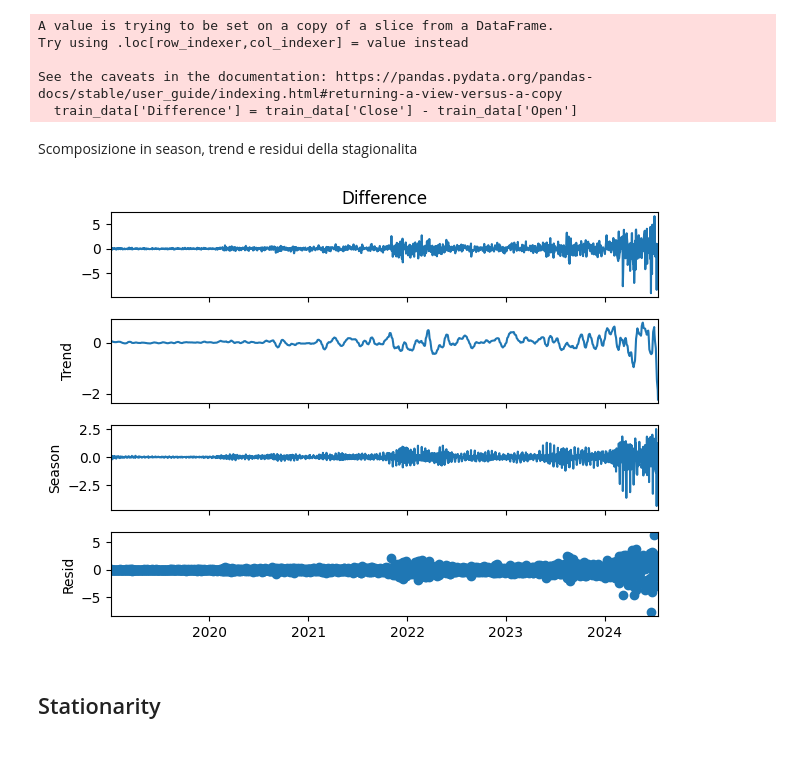
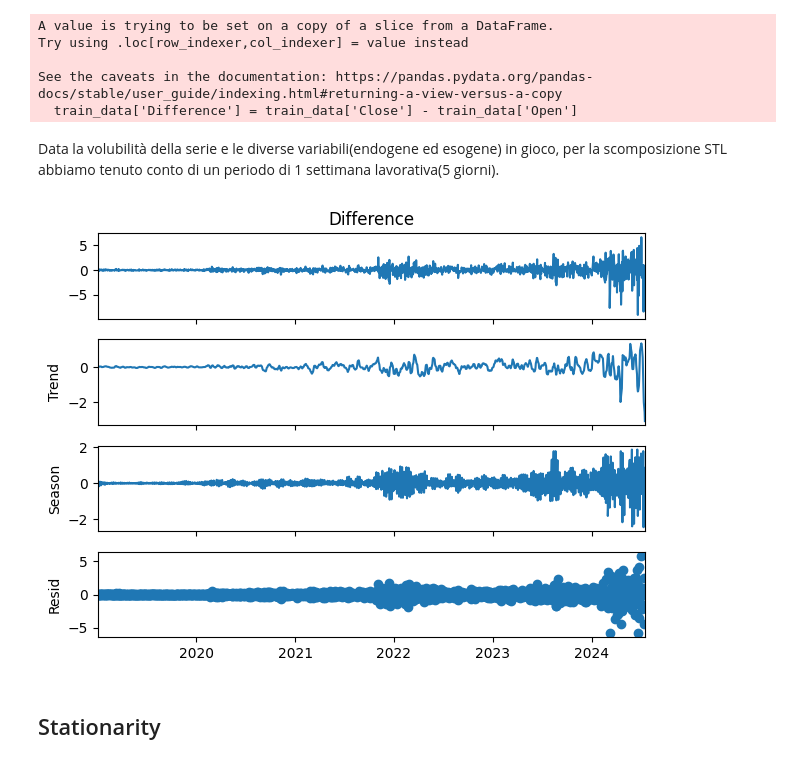
Before and after one commit to lucabellantee/Time-series-analysis, a Jupyter notebook: time_series_stocks copy.ipynb, the cells around one changed output. Saved outputs shown, nothing was run; the diff lists cells and outputs as text; code cells hidden in the pictures.

```diff
--- a/time_series_stocks copy.ipynb
+++ b/time_series_stocks copy.ipynb
@@ -216,17 +221,17 @@ Try using .loc[row_indexer,col_indexer] = value instead
 
 See the caveats in the documentation: https://pandas.pydata.org/pandas-docs/stable/user_guide/indexing.html#returning-a-view-versus-a-copy
   train_data['Difference'] = train_data['Close'] - train_data['Open']
-# %% [markdown]
-Scomposizione in season, trend e residui della stagionalita
+# %% [markdown]
+Data la volubilità della serie e le diverse variabili(endogene ed esogene) in gioco, per la scomposizione STL abbiamo tenuto conto di un periodo di 1 settimana lavorativa(5 giorni).
 # %%
 # Esegui la decomposizione STL
-stl = STL(nvda_data_copy['Difference'], period=9)  # Modifica la stagionalità a seconda dei tuoi dati
+stl = STL(nvda_data_copy['Difference'], period=5)  # Modifica la stagionalità a seconda dei tuoi dati
 result = stl.fit()
 
 res = stl.fit()
 fig = res.plot()
 # %% [output]
-[figure, old version]
+[figure, new version]
 # %% [markdown]
 ## Stationarity
 # %%
```
Also changed, not shown: parts of 15 cells of this notebook.
